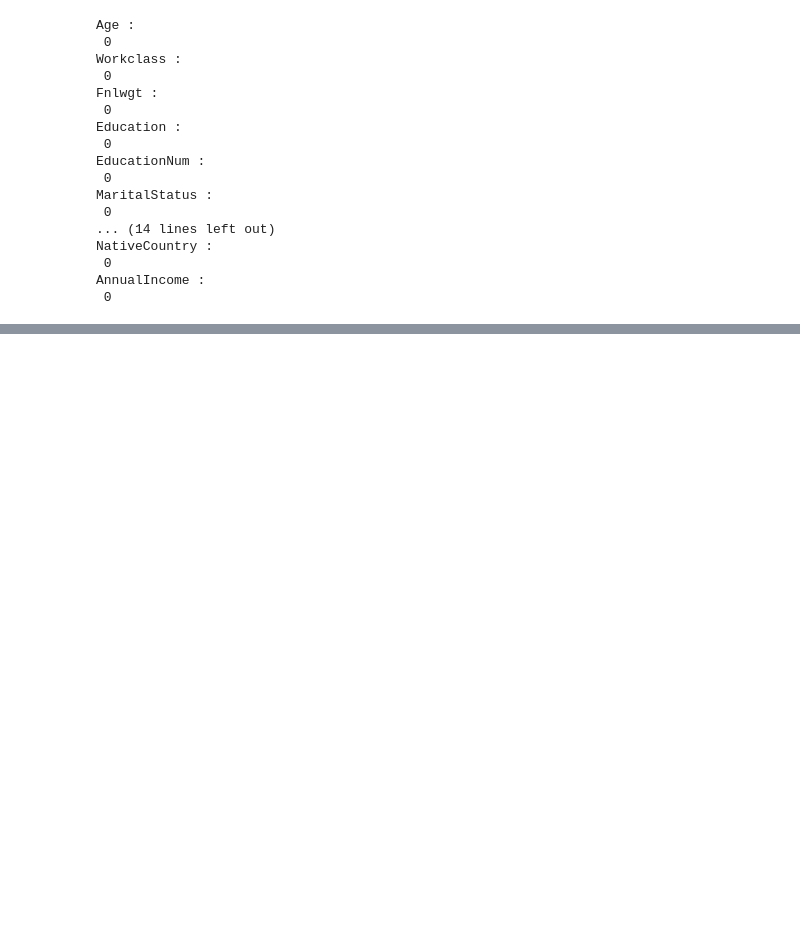
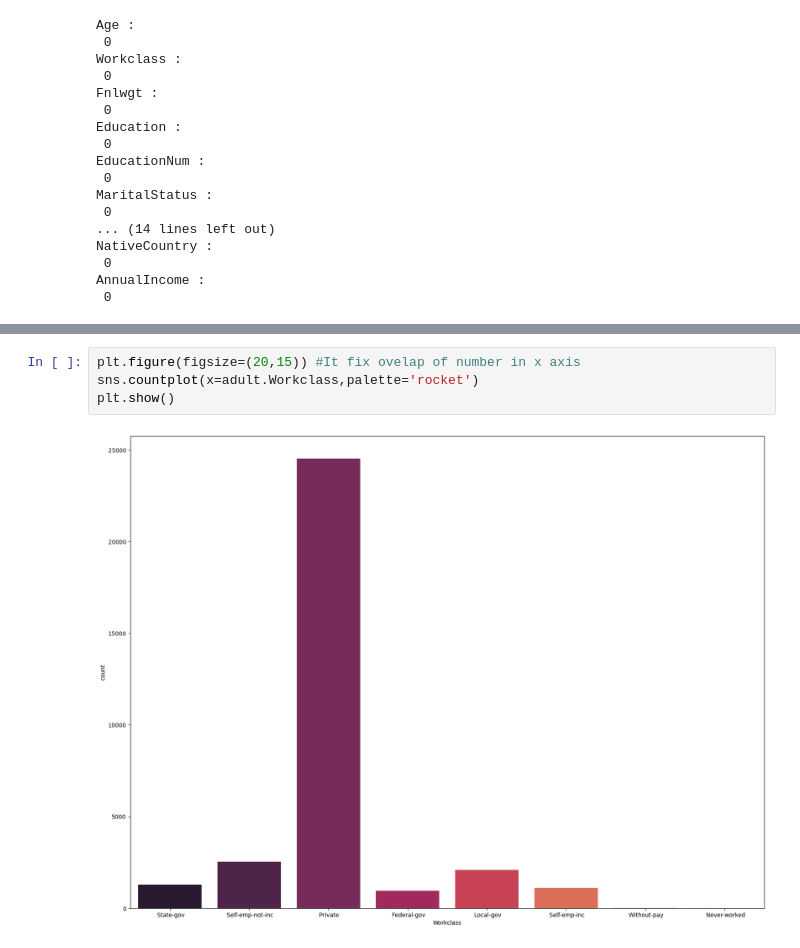
Before and after one commit to GyanaPrakashSahoo7853/Exploratory_Data_Analysis_EDA, a Jupyter notebook: Adult_DataSet_HW.ipynb, the cells around one changed output, grey strips where cells are left out. Drawn from its saved outputs; the diff is of its cells as text; blank space fills up the shorter version.

```diff
--- a/Adult_DataSet_HW.ipynb
+++ b/Adult_DataSet_HW.ipynb
@@ -205,0 +246,6 @@ AnnualIncome :
+# %%
+plt.figure(figsize=(20,15)) #It fix ovelap of number in x axis
+sns.countplot(x=adult.Workclass,palette='rocket')
+plt.show()
+# %% [output]
+[figure, added]
```
Also changed, not shown: parts of 39 cells of this notebook.
